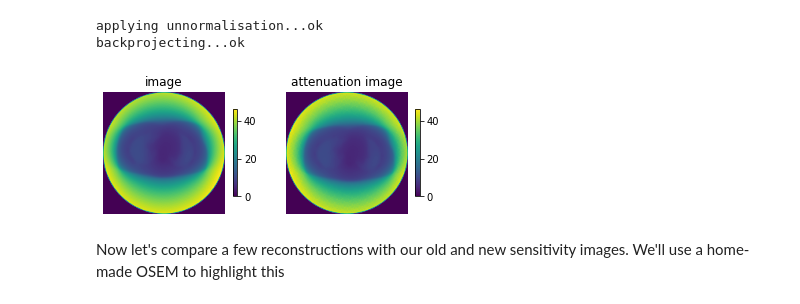
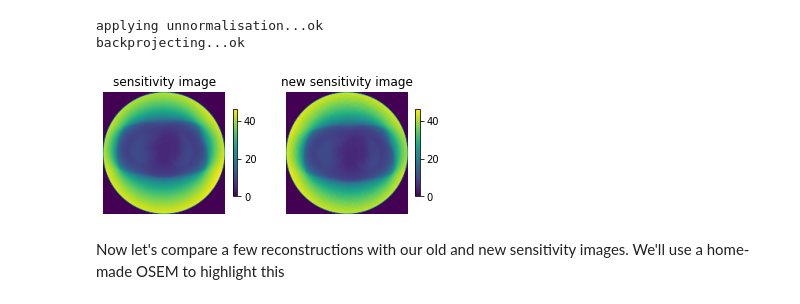
Before and after one commit to wqucap/SIRF-Exercises, a Jupyter notebook: notebooks/PET_sensitivity/ML_reconstruction.ipynb, the cells around one changed output. Cells and saved outputs as stored; diff of their text form; code cells hidden in the pictures.

Commit message:
PET sensitivity project notebooks & NN working

```diff
--- a/notebooks/PET_sensitivity/ML_reconstruction.ipynb
+++ b/notebooks/PET_sensitivity/ML_reconstruction.ipynb
@@ -12,7 +12,7 @@ from sirf_exercises import cd_to_working_dir
 cd_to_working_dir('PET', 'ML_reconstruction')
 # %%
 #%% Initial imports etc
-import numpy
+import numpy as np
 import scipy.stats
 from numpy.linalg import norm
 import matplotlib.pyplot as plt
@@ -27,6 +27,7 @@ import sirf.STIR as pet
 import sirf.Reg as reg
 from sirf.Utilities import examples_data_path
 from sirf_exercises import exercises_data_path
+pet.set_verbosity(0)
 
 # define the directory with input files for this notebook
 data_path = os.path.join(examples_data_path('PET'), 'thorax_single_slice')
@@ -182,8 +183,8 @@ A_LPH = s_geom_info.get_index_to_physical_point_matrix()  # 4x4 affine matrix
 # %%
 vol = attn_image.as_array()
 
-vol_new = numpy.roll(vol, 5, axis = 1)
-vol_new = numpy.roll(vol_new, 5, axis = 2)
+vol_new = np.roll(vol, 5, axis = 1)
+vol_new = np.roll(vol_new, 5, axis = 2)
 attn_image_new = attn_image.clone().fill(vol_new)
 
 
@@ -210,11 +211,11 @@ applying unnormalisation...ok
 backprojecting...ok
 # %%
 plt.figure()
-plot_2d_image([1,2,1], sens_image.as_array()[0,:], "image")
-plot_2d_image([1,2,2], sens_image_new.as_array()[0,:], "attenuation image")
+plot_2d_image([1,2,1], sens_image.as_array()[0,:], "sensitivity image")
+plot_2d_image([1,2,2], sens_image_new.as_array()[0,:], "new sensitivity image")
 plt.show()
 # %% [output]
-[figure, old version]
+[figure, new version]
 # %% [markdown]
 Now let's compare a few reconstructions with our old and new sensitivity images. We'll use a home-made OSEM to highlight this
 # %% [markdown]
```
Also changed, not shown: parts of 32 cells of this notebook, 6 other files.
